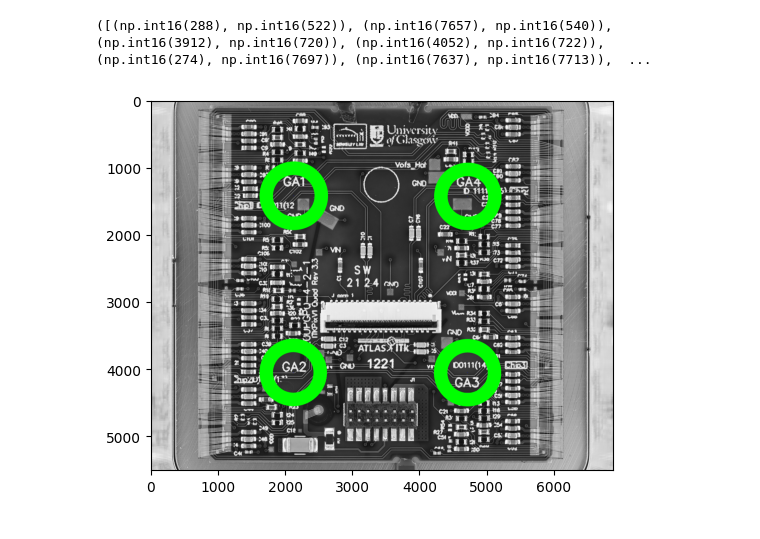
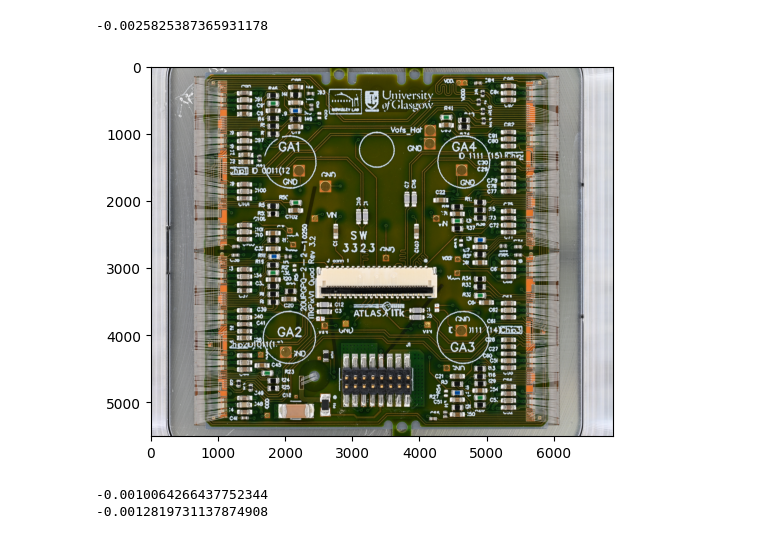
Before and after one commit to GabrielVandersippe/cern-cablage, a Jupyter notebook: gabriel.ipynb, the cells around one changed output. Cells and saved outputs as stored; diff of their text form; code cells hidden in the pictures.

```diff
--- a/gabriel.ipynb
+++ b/gabriel.ipynb
@@ -6,12 +7,21 @@ import os
 # %%
 ## Ne garder que les images non câblées
 
-liste=[]
+liste_non_cablees=[]
 dossier="ModulePictures"
 
 for fichier in os.listdir(dossier):
     if os.path.isfile(os.path.join(dossier, fichier)) and ("Reception" in os.path.basename(fichier)):
-        liste.append(str(dossier + "/"+ os.path.basename(fichier)))
+        liste_non_cablees.append(str(dossier + "/"+ os.path.basename(fichier)))
+
+## Ne garder que les images câblées
+
+liste_cablees=[]
+dossier="ModulePictures"
+
+for fichier in os.listdir(dossier):
+    if os.path.isfile(os.path.join(dossier, fichier)) and ("AfterBonding" in os.path.basename(fichier)):
+        liste_cablees.append(str(dossier + "/"+ os.path.basename(fichier)))
 # %%
 def mires(path, draw = True):
 
@@ -64,7 +73,7 @@ def mires(path, draw = True):
 
     return centers,slope
 # %%
-centresTest = mires(liste[6], False)
-print(centresTest)
+centresTest = mires(liste_non_cablees[6], False)
+print(centresTest[1])
 # %% [output]
-([(np.int16(288), np.int16(522)), (np.int16(7657), np.int16(540)), (np.int16(3912), np.int16(720)), (np.int16(4052), np.int16(722)), (np.int16(274), np.int16(7697)), (np.int16(7637), np.int16(7713)),  ...
+-0.0025825387365931178
@@ -80,23 +79,0 @@ for fichier in os.listdir(dossier):
-# %%
-img = cv.imread(liste_cablees[5], cv.IMREAD_GRAYSCALE)
-cimg = cv.cvtColor(img,cv.COLOR_GRAY2BGR)
-
-#Slicing manuel : à changer si possible
-mask = cv.medianBlur(img[500:-500,1000:-1000],25)
-cimg = cv.cvtColor(img,cv.COLOR_GRAY2BGR)
-
-#Fonction qui détecte les cercles.
-circles = cv.HoughCircles(mask,cv.HOUGH_GRADIENT,1,minDist = 800,
-            param1=50,param2=25,minRadius=400 ,maxRadius=420)
-
-circles = np.uint16(np.around(circles))
-for i in circles[0,:4]:
-    # draw the outer circle
-    cv.circle(cimg,(i[0]+1000,i[1]+500),i[2],(0,255,0),200)
-    # draw the center of the circle
-    cv.circle(cimg,(i[0]+1000,i[1]+500),2,(0,0,255),3)
-
-plt.imshow(cimg)
-plt.show()
-# %% [output]
-[figure, removed]
@@ -122,0 +80,7 @@ cv.destroyAllWindows()
+# %%
+#un exemple
+img = cv.imread(liste_cablees[0], cv.IMREAD_COLOR_RGB)
+plt.imshow(img)
+plt.show()
+# %% [output]
+[figure, added]
@@ -122,0 +134,6 @@ cv.destroyAllWindows()
+# %%
+print(slope_pcb(liste_non_cablees[0]))
+print(mires(liste_non_cablees[0], False)[1])
+# %% [output]
+-0.0010064266437752344
+-0.0012819731137874908
```
Also changed, not shown: parts of 6 cells of this notebook.
